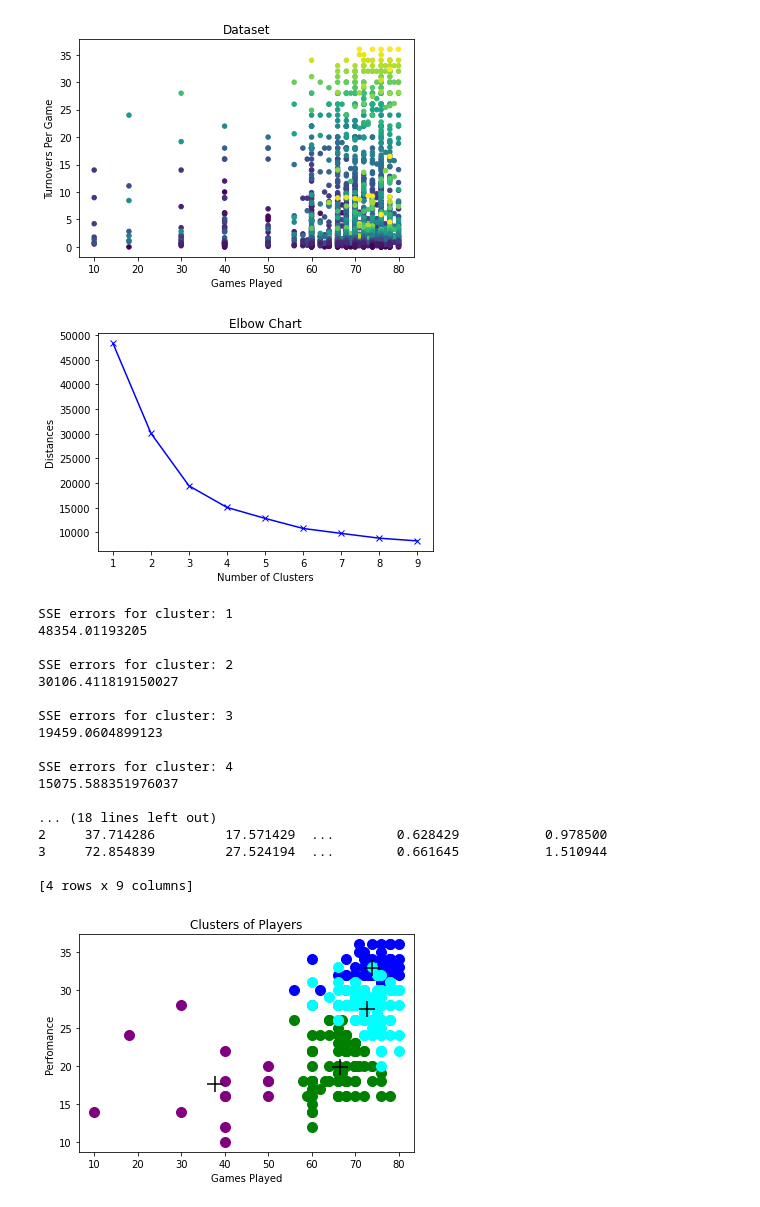
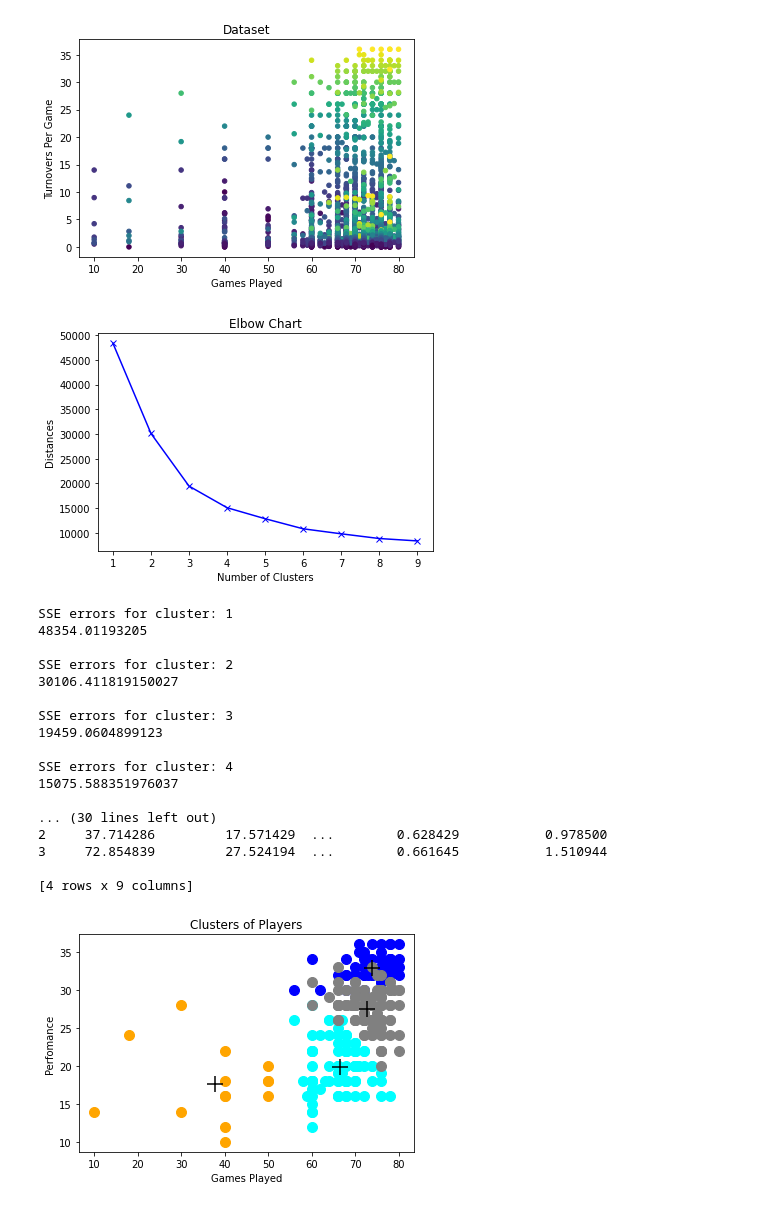
Before and after one commit to Gulnaz-18/K-means-clustering, a Jupyter notebook: Assignment3.ipynb, the cells around one changed output. Saved outputs shown, nothing was run; the diff lists cells and outputs as text; code cells hidden in the pictures.

```diff
--- a/Assignment3.ipynb
+++ b/Assignment3.ipynb
@@ -32,7 +32,7 @@ data = nba.drop('Position',axis =1 )
 data = nba.drop('Team',axis =1 )
 data = nba.drop('Player',axis =1 )
 
-#compute the squared distances between points
+#compute the distances between points
 distances = []
 points = range(1,10)
 for k in points:
@@ -60,6 +60,9 @@ for i in range (1, 5):
    print ("\nSSE errors for cluster:", i)
    print (sse[i])
 
+print ()
+print ("K-means labels:\n")
+print (k_means.labels_ )
 #print the clustered data
 print ()
 print (pd.DataFrame(labels, index=nba.Player, columns=['Cluster ID']))
@@ -70,12 +73,12 @@ print (pd.DataFrame(centroids,columns=['Games Played','Minutes Per Game', 'Point
 
 #plot the clusters
 plt.scatter(frame[k==0, 0], frame[k==0, 1], s=100, c='blue', label ='Cluster 1')
-plt.scatter(frame[k==1, 0], frame[k==1, 1], s=100, c='green', label ='Cluster 2')
-plt.scatter(frame[k==2, 0], frame[k==2, 1], s=100, c='purple', label ='Cluster 3')
-plt.scatter(frame[k==3, 0], frame[k==3, 1], s=100, c='cyan', label ='Cluster 4')
+plt.scatter(frame[k==1, 0], frame[k==1, 1], s=100, c='cyan', label ='Cluster 2')
+plt.scatter(frame[k==2, 0], frame[k==2, 1], s=100, c='orange', label ='Cluster 3')
+plt.scatter(frame[k==3, 0], frame[k==3, 1], s=100, c='gray', label ='Cluster 4')
 
 #plot the centroids
-plt.scatter(centroids[:, 0], centroids[:, 1], s=250, marker='+', c='black', edgecolor='black', label='Centroids')
+plt.scatter(centroids[:, 0], centroids[:, 1], s=250, marker='+', c='black', label='Centroids')
 plt.title('Clusters of Players')
 plt.xlabel('Games Played')
 plt.ylabel('Perfomance')
@@ -101,20 +104,20 @@ Resolving inst-fs-iad-prod.inscloudgate.net (inst-fs-iad-prod.inscloudgate.net).
 [figure]
 [figure]
 SSE errors for cluster: 1
 48354.01193205
 
 SSE errors for cluster: 2
 30106.411819150027
 
 SSE errors for cluster: 3
 19459.0604899123
 
 SSE errors for cluster: 4
 15075.588351976037
 
-... (18 lines left out)
+... (30 lines left out)
 2     37.714286         17.571429  ...        0.628429           0.978500
 3     72.854839         27.524194  ...        0.661645           1.510944
 
 [4 rows x 9 columns]
-[figure, old version]
+[figure, new version]
```
Also changed, not shown: parts of 1 cell of this notebook.
